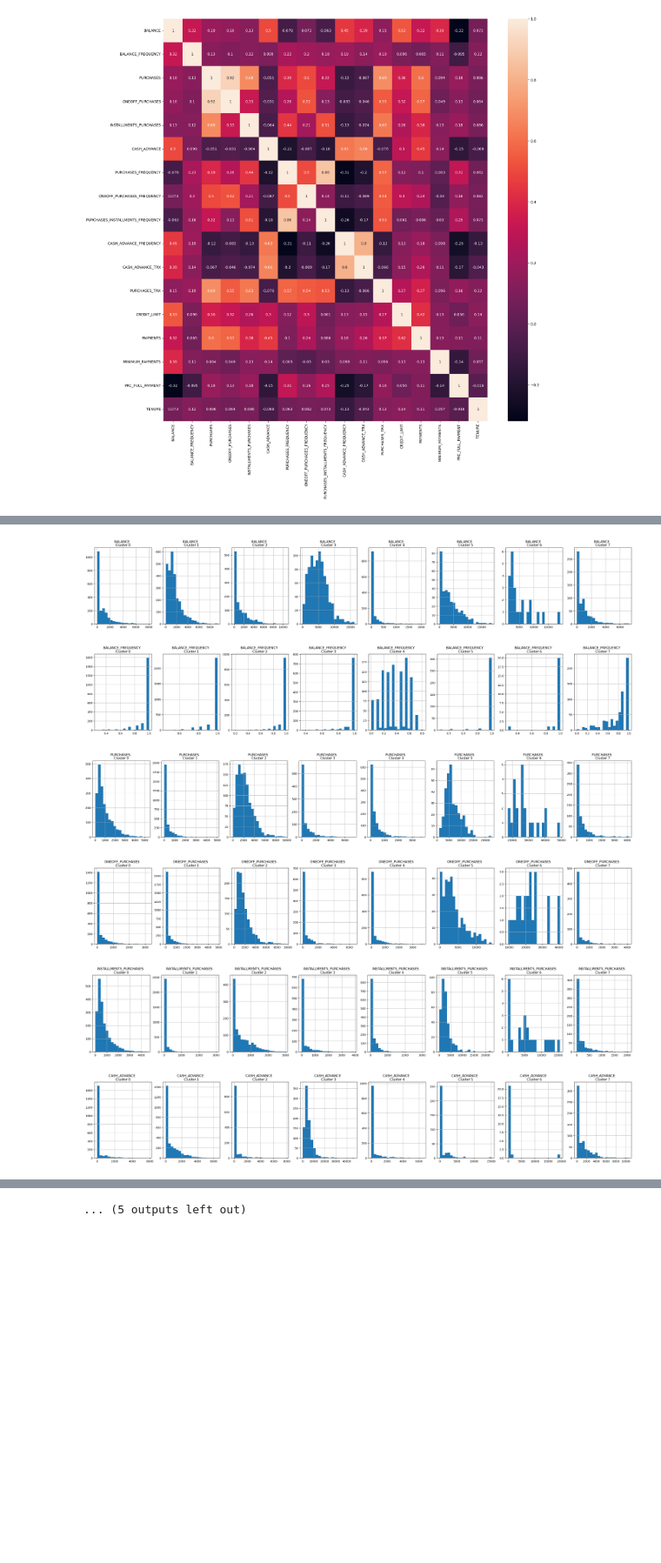
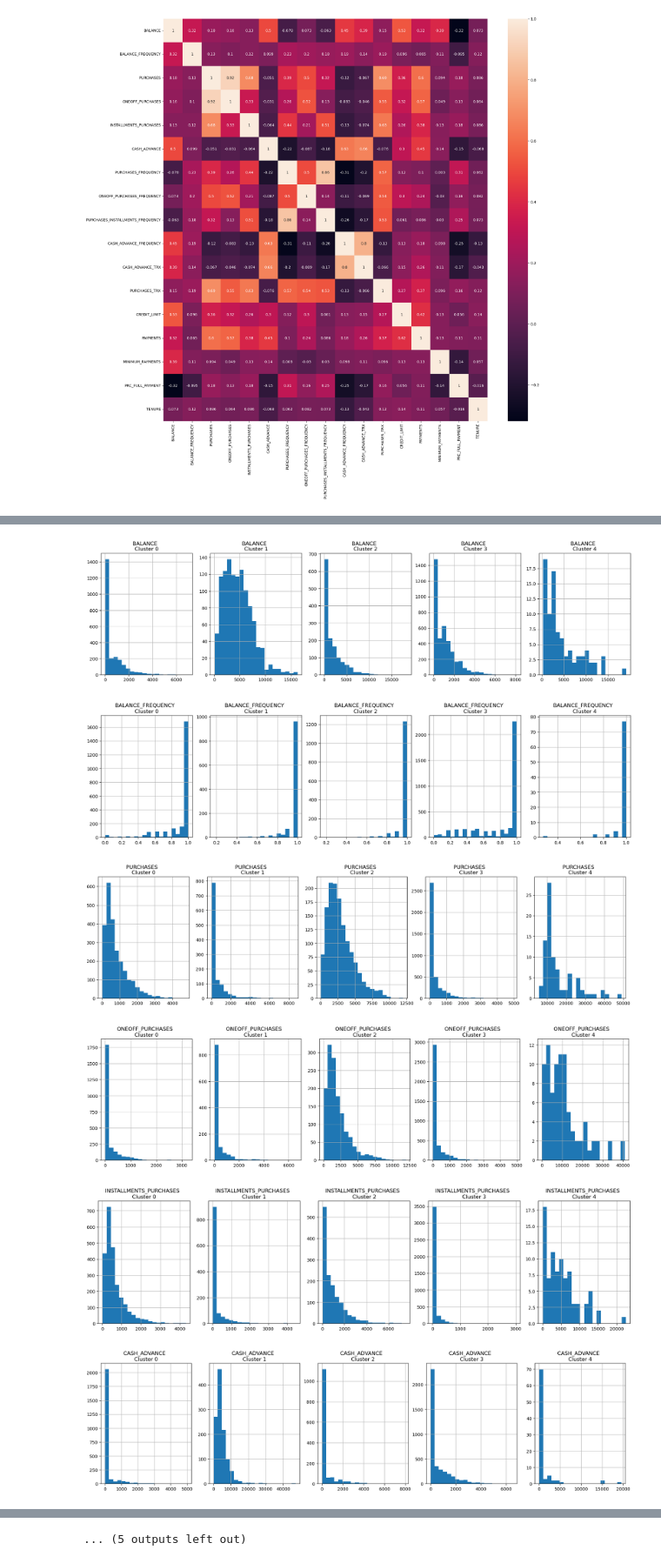
Before and after one commit to drlr93/Data-Project---Marketing-Segmentation-Department, a Jupyter notebook: main.ipynb, the cells around one changed output, grey strips where cells are left out. Shown at 87% size. Drawn from its saved outputs; the diff is of its cells as text; code cells hidden in the pictures; blank space fills up the shorter version.

```diff
--- a/main.ipynb
+++ b/main.ipynb
@@ -160,5 +160,5 @@ plt.show()
 # %%
-kmeans = KMeans(8)
+kmeans = KMeans(5)
 kmeans.fit(creditcard_df_scaled)
 labels = kmeans.labels_
 
@@ -213,18 +207,18 @@ creditcard_df_cluster.head()
 # %%
 # cluster vistualization
 
 for i in creditcard_df.columns:
     plt.figure(figsize=(35,5))
-    for j in range(8):
+    for j in range(5):
         plt.subplot(1,8, j+1)
         cluster = creditcard_df_cluster[creditcard_df_cluster["cluster"] == j]
         cluster[i].hist(bins = 20)
         plt.title("{}  \nCluster {}".format(i,j))
     plt.show()
 # %% [output]
-[figure, old version]
+[figure, new version]
-[figure, old version]
+[figure, new version]
-[figure, old version]
+[figure, new version]
-[figure, old version]
+[figure, new version]
-[figure, old version]
+[figure, new version]
-[figure, old version]
+[figure, new version]
```
Also changed, not shown: parts of 6 cells of this notebook.
